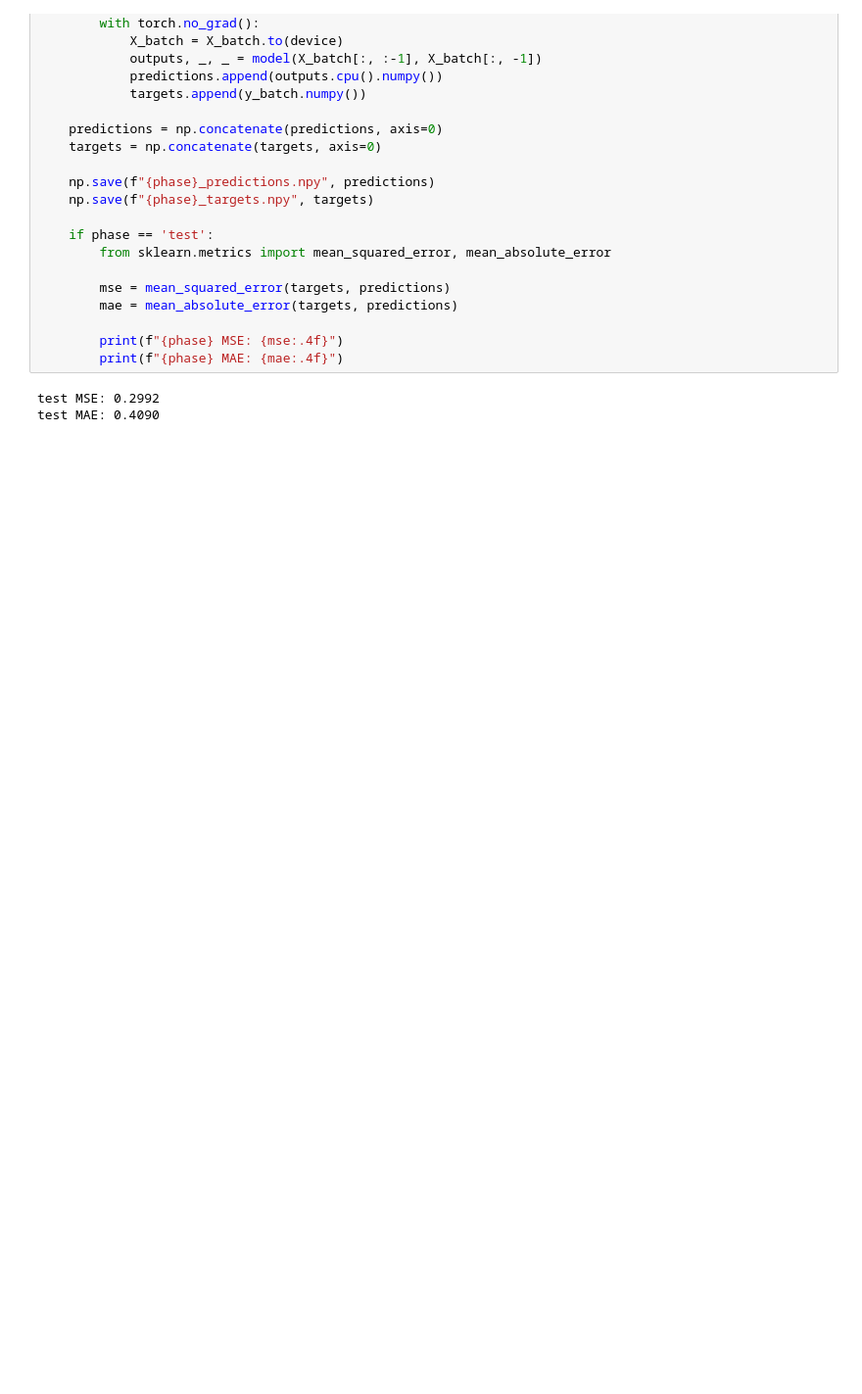
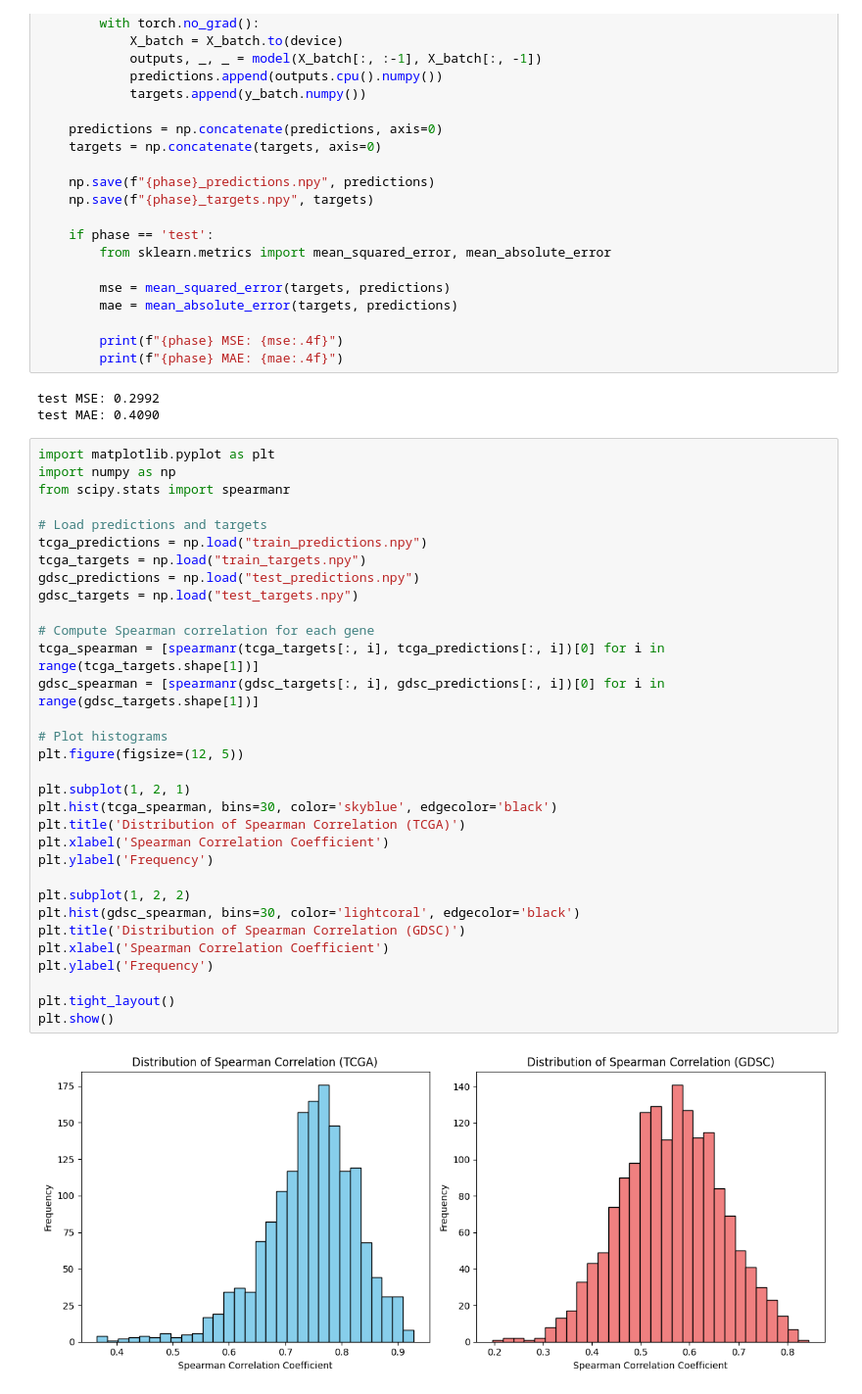
Before and after one commit to madhavJay/Recreation-of-RESGIT, a Jupyter notebook: model.ipynb, the cells around one changed output. Shown: that part at 98% size. Saved outputs shown, nothing was run; the diff lists cells and outputs as text; blank space fills up the shorter version.

Commit message:
Spearman

```diff
--- a/model.ipynb
+++ b/model.ipynb
@@ -440,3 +440,37 @@ for phase, loader in [("train", train_loader), ("test", test_loader)]:
 # %% [output]
 test MSE: 0.2992
 test MAE: 0.4090
+# %%
+import matplotlib.pyplot as plt
+import numpy as np
+from scipy.stats import spearmanr
+
+# Load predictions and targets
+tcga_predictions = np.load("train_predictions.npy")
+tcga_targets = np.load("train_targets.npy")
+gdsc_predictions = np.load("test_predictions.npy")
+gdsc_targets = np.load("test_targets.npy")
+
+# Compute Spearman correlation for each gene
+tcga_spearman = [spearmanr(tcga_targets[:, i], tcga_predictions[:, i])[0] for i in range(tcga_targets.shape[1])]
+gdsc_spearman = [spearmanr(gdsc_targets[:, i], gdsc_predictions[:, i])[0] for i in range(gdsc_targets.shape[1])]
+
+# Plot histograms
+plt.figure(figsize=(12, 5))
+
+plt.subplot(1, 2, 1)
+plt.hist(tcga_spearman, bins=30, color='skyblue', edgecolor='black')
+plt.title('Distribution of Spearman Correlation (TCGA)')
+plt.xlabel('Spearman Correlation Coefficient')
+plt.ylabel('Frequency')
+
+plt.subplot(1, 2, 2)
+plt.hist(gdsc_spearman, bins=30, color='lightcoral', edgecolor='black')
+plt.title('Distribution of Spearman Correlation (GDSC)')
+plt.xlabel('Spearman Correlation Coefficient')
+plt.ylabel('Frequency')
+
+plt.tight_layout()
+plt.show()
+# %% [output]
+[figure, added]
```
Also changed, not shown: 1 other file.
